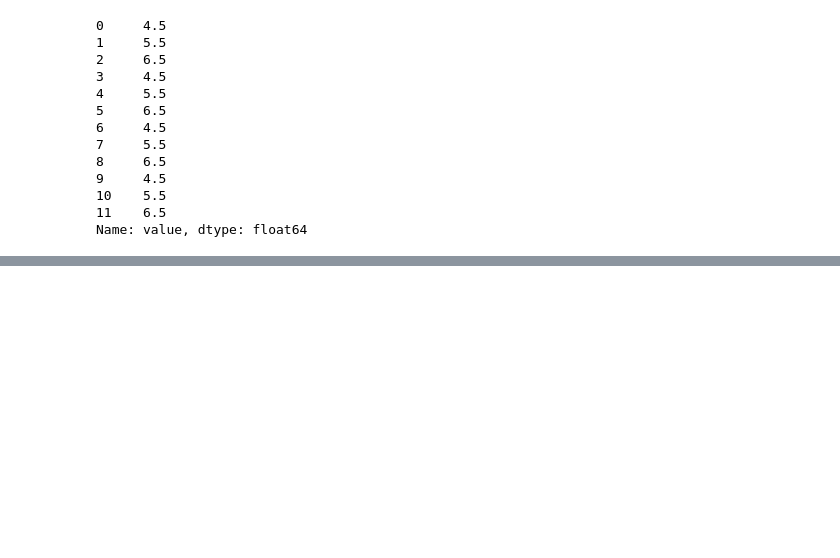
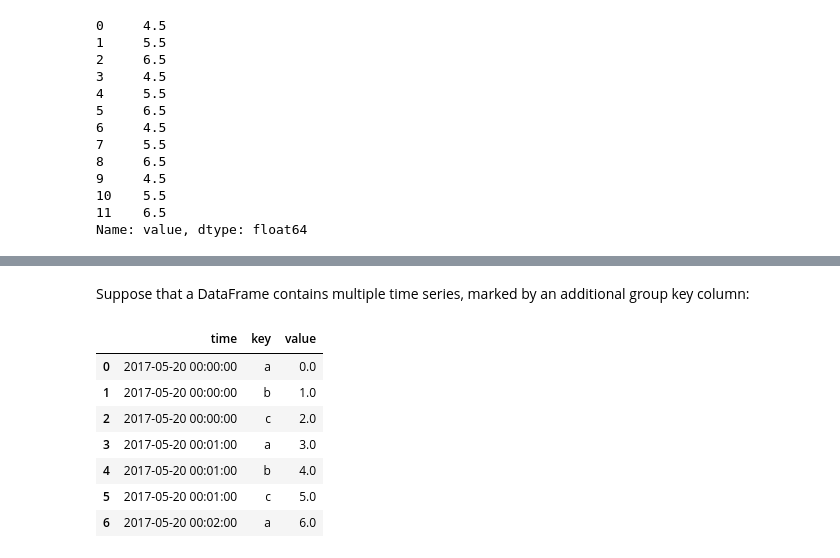
Before and after one commit to lucaslokchan/data-analysis, a Jupyter notebook: Python for Data Analysis/12_Advanced_pandas.ipynb, the cells around one changed output, grey strips where cells are left out. Saved outputs shown, nothing was run; the diff lists cells and outputs as text; code cells hidden in the pictures; blank space fills up the shorter version.

```diff
--- a/Python for Data Analysis/12_Advanced_pandas.ipynb
+++ b/Python for Data Analysis/12_Advanced_pandas.ipynb
@@ -652,0 +715,2 @@ Name: value, dtype: float64
+# %% [markdown]
+Suppose that a DataFrame contains multiple time series, marked by an additional group key column:
@@ -652,0 +721,11 @@ Name: value, dtype: float64
+# %%
+df2[:7]
+# %% [output]
+|  | time | key | value |
+| 0 | 2017-05-20 00:00:00 | a | 0.0 |
+| 1 | 2017-05-20 00:00:00 | b | 1.0 |
+| 2 | 2017-05-20 00:00:00 | c | 2.0 |
+| 3 | 2017-05-20 00:01:00 | a | 3.0 |
+| 4 | 2017-05-20 00:01:00 | b | 4.0 |
+| 5 | 2017-05-20 00:01:00 | c | 5.0 |
+| 6 | 2017-05-20 00:02:00 | a | 6.0 |
```
Also changed, not shown: parts of 47 cells of this notebook.
